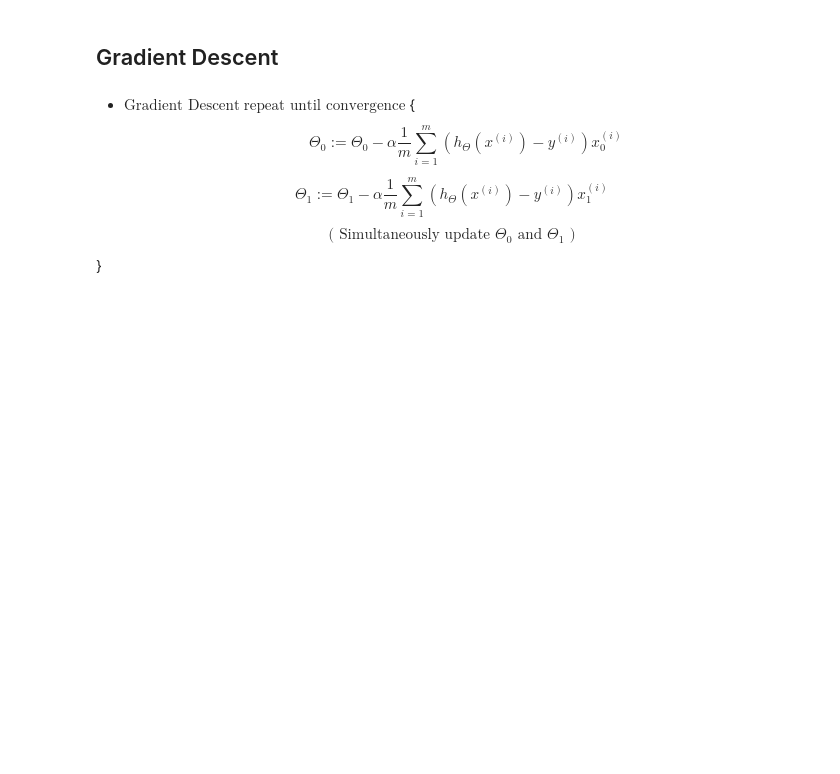
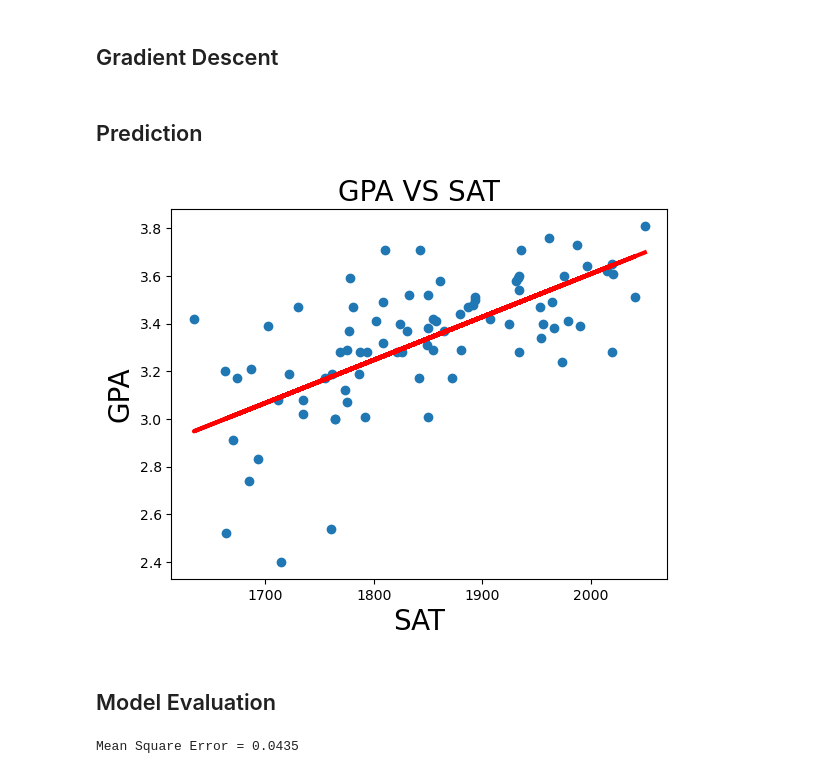
Before and after one commit to ahmed-yasser1/ML-from-scratch, a Jupyter notebook: simple-linear-regression/SLR.ipynb, the cells around one changed output. Cells and saved outputs as stored; diff of their text form; code cells hidden in the pictures; blank space fills up the shorter version.

```diff
--- a/simple-linear-regression/SLR.ipynb
+++ b/simple-linear-regression/SLR.ipynb
@@ -70,21 +72,42 @@ plt.show()
 [figure]
 # %% [markdown]
 ## Gradient Descent
-# %%
-epochs = 100
-alpha = 0.0000001
-theta = np.array([0, 0]) # parameter vector
-h_theta = []
-
-
-for i in range(0, 100):
-    tmp0 = theta[0] - a
-# %% [markdown]
-- $\text{Gradient Descent}$
-$\text{repeat until convergence}$ {
-$$ \Theta_0 := \Theta_0 - \alpha \frac{1}{m}\sum_{i = 1}^{m}(h_\Theta(x^{(i)}) - y^{(i)})x_0^{(i)} $$
-
-$$ \Theta_1 := \Theta_1 - \alpha \frac{1}{m}\sum_{i = 1}^{m}(h_\Theta(x^{(i)}) - y^{(i)})x_1^{(i)} $$
-$$\text{( Simultaneously update } \Theta_0 \text{ and } \Theta_1 \text{ )}$$
-
-}
+# %%
+epochs = 100
+alpha = 0.0000001
+theta = np.array([[0.0], [0.0]]) # parameter vector
+h_theta = []
+
+
+for i in range(epochs):
+
+    Yd = np.dot(X_matrix, theta) # y predicted
+
+    d0 = np.sum(Yd - Y) # partial derivative of J(th0, th1) with respect to theta0
+    d1 = np.sum((Yd - Y) * X) # partial derivative of J(th0, th1) with respect to theta1
+
+    tmp0 = theta[0][0] - (alpha * (1 / m)) *  d0
+    tmp1 = theta[1][0] - (alpha * (1 / m)) *  d1
+
+    theta[0][0] = tmp0
+    theta[1][0] = tmp1
+# %% [markdown]
+## Prediction
+# %%
+Ypred = np.dot(X_matrix, theta)
+# %%
+plt.scatter(X, Y)
+plt.title("GPA VS SAT", fontsize=20)
+plt.xlabel("SAT", fontsize=20)
+plt.ylabel("GPA", fontsize=20)
+plt.plot(X, Ypred, color='red', linewidth = 3)
+
+plt.show()
+# %% [output]
+[figure, added]
+# %% [markdown]
+## Model Evaluation
+# %%
+print(f"Mean Square Error = {round(metrics.mean_squared_error(Y, Ypred), 4)}")
+# %% [output]
+Mean Square Error = 0.0435
```
Also changed, not shown: parts of 1 cell of this notebook.
